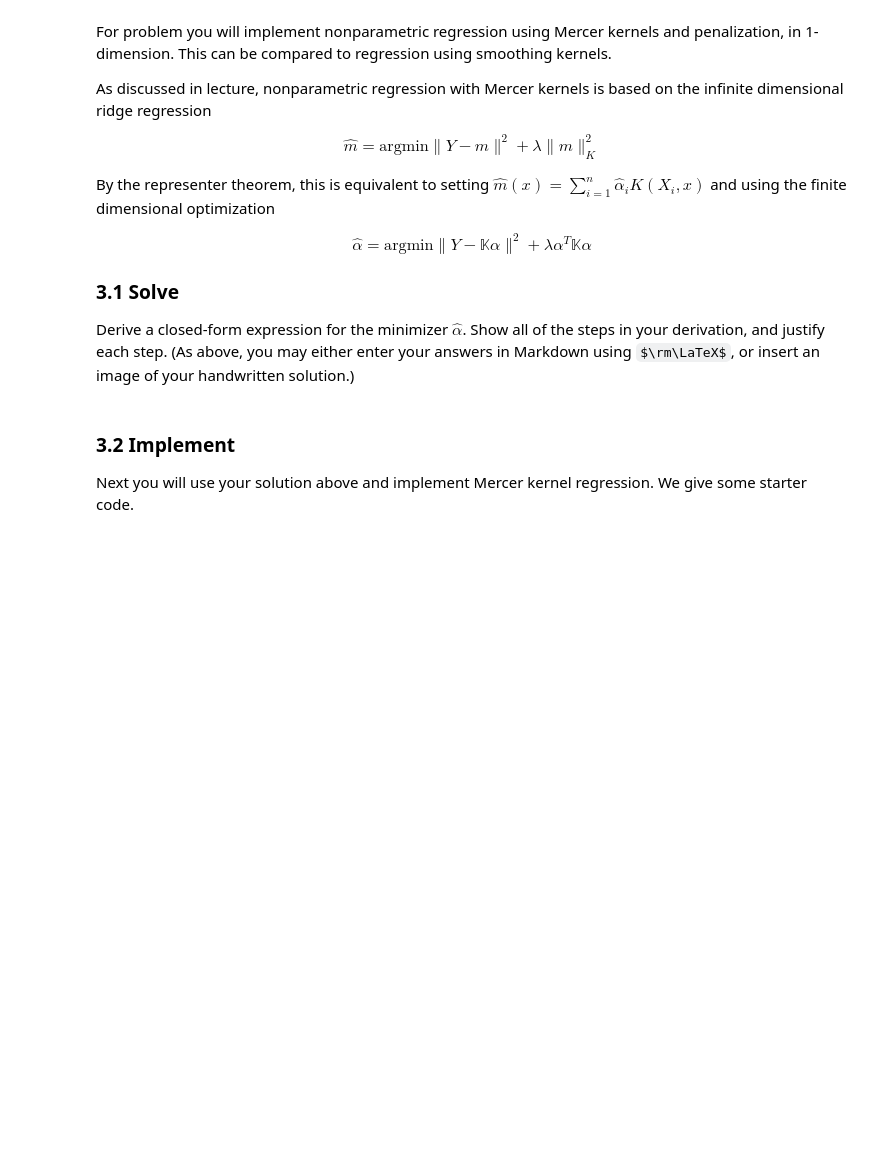
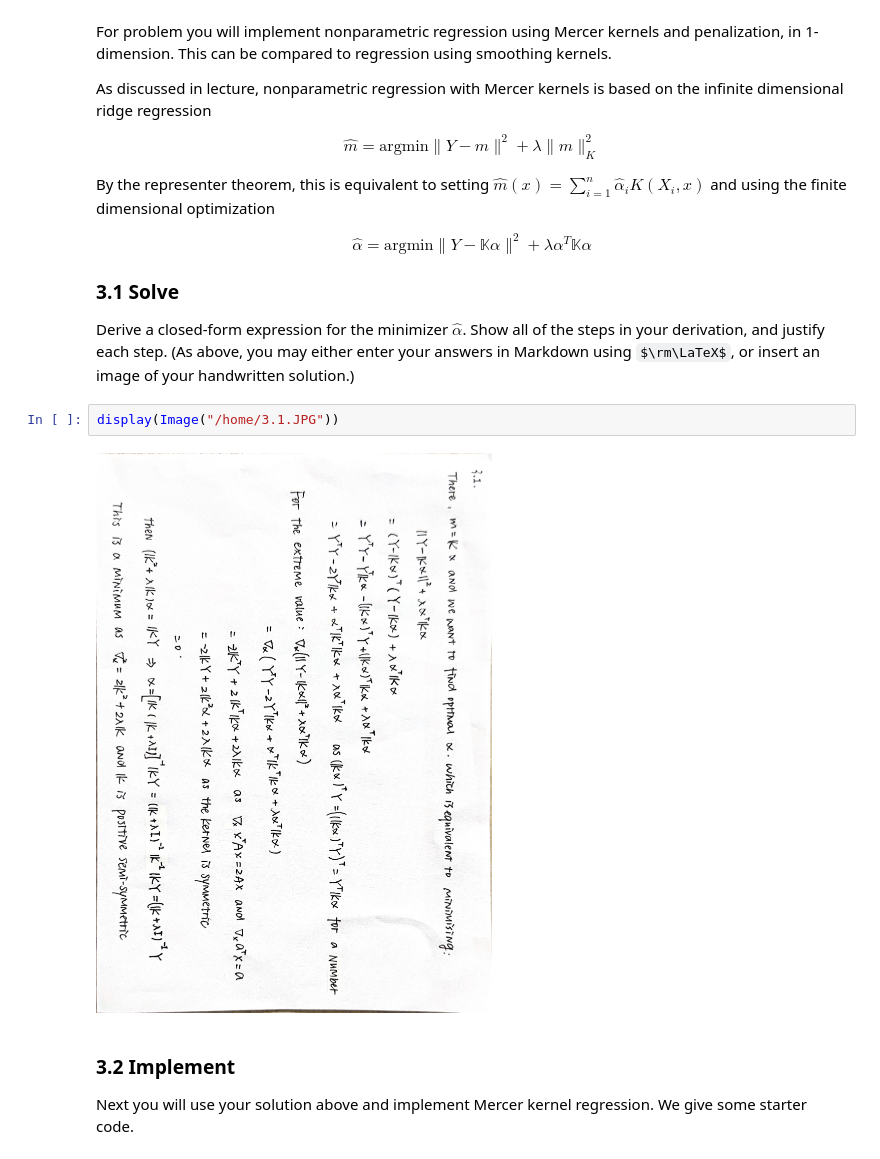
Before and after one commit to ks1722/sds665, a Jupyter notebook: assignments/assn1/assn1.ipynb, the cells around one changed output. Cells and saved outputs as stored; diff of their text form; some formulas as TeX source; blank space fills up the shorter version.

```diff
--- a/assignments/assn1/assn1.ipynb
+++ b/assignments/assn1/assn1.ipynb
@@ -354,6 +351,10 @@ $$ \hat \alpha = \mbox{argmin} \| Y - {\mathbb K} \alpha \|^2 + \lambda \alpha^T
 
 Derive a closed-form expression for the minimizer $\hat\alpha$. Show all of the steps in your derivation,
 and justify each step. (As above, you may either enter your answers in Markdown using $\rm\LaTeX$, or insert an image of your handwritten solution.)
+# %%
+display(Image("/home/3.1.JPG"))
+# %% [output]
+[figure, added]
 # %% [markdown]
 ###  3.2 Implement
 
```
Also changed, not shown: parts of 7 cells of this notebook.
